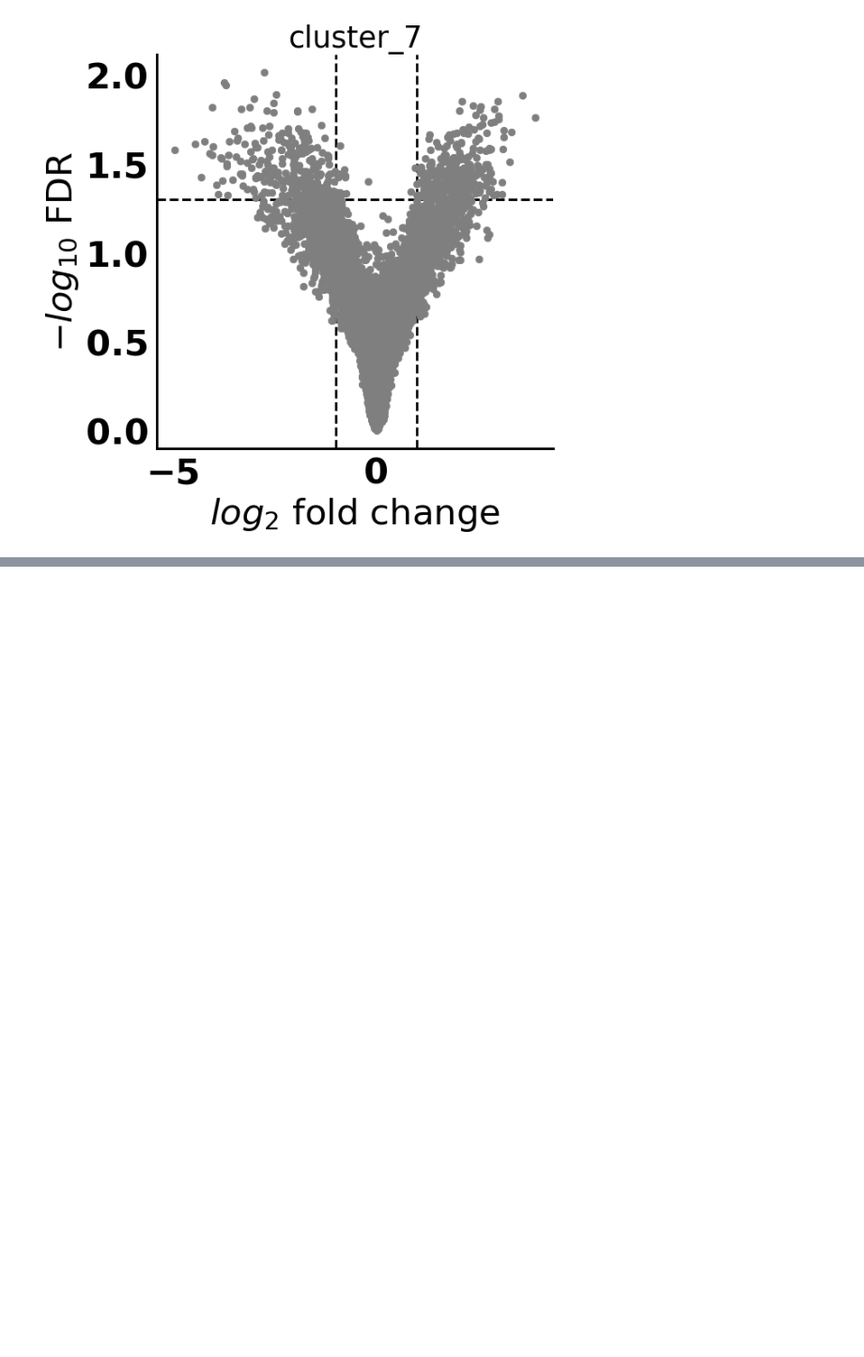
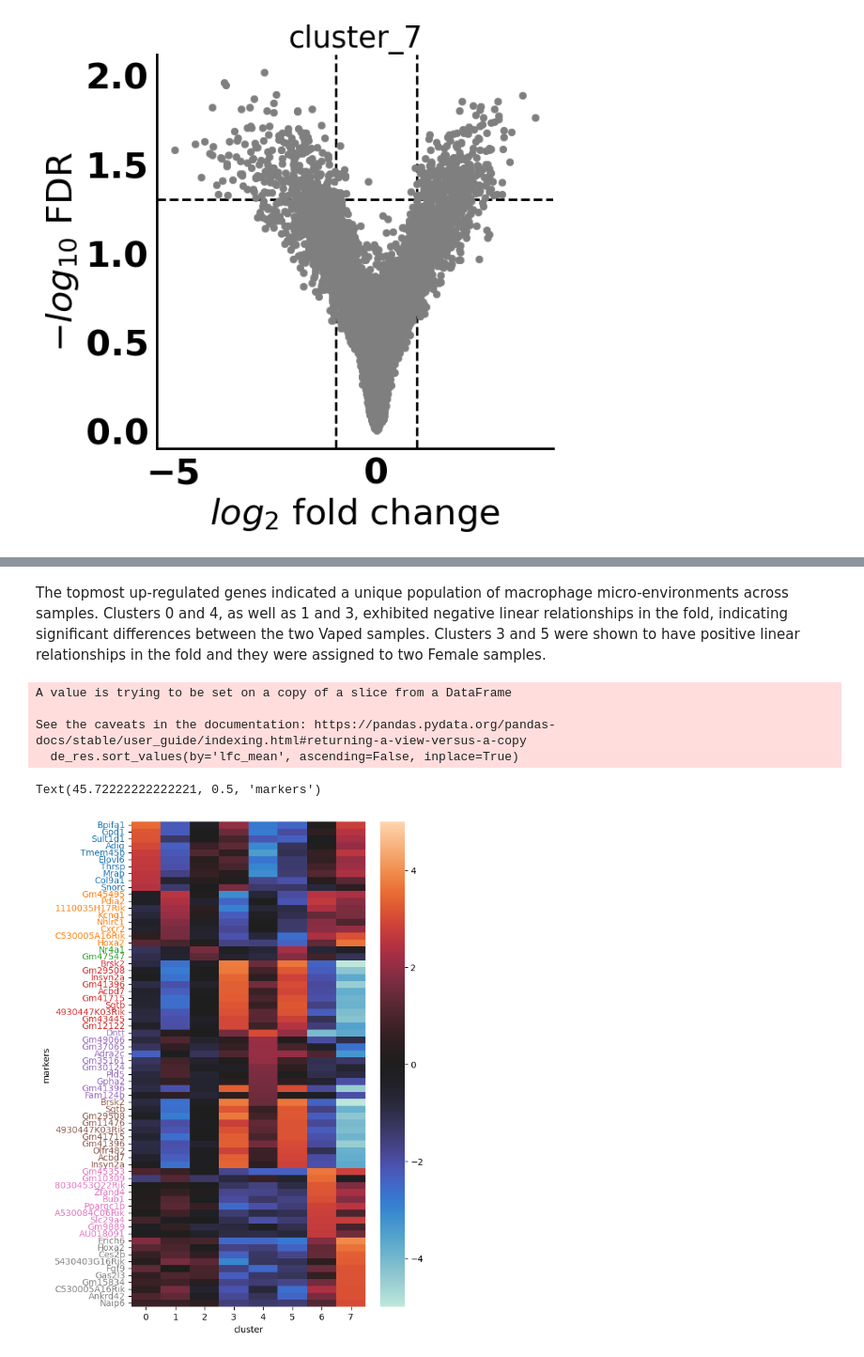
Before and after one commit to anhdnguye/Spatial-Transcriptomics-Data-Analysis, a Jupyter notebook: Clustering-Analysis.ipynb, the cells around one changed output, grey strips where cells are left out. Shown at 94% size. Saved outputs shown, nothing was run; the diff lists cells and outputs as text; code cells hidden in the pictures; blank space fills up the shorter version.

Commit message:
Complete Clustering Analysis

```diff
--- a/Clustering-Analysis.ipynb
+++ b/Clustering-Analysis.ipynb
@@ -148,0 +163,43 @@ Text(50.722222222222214, 0.5, 'cluster')
+# %% [markdown]
+The topmost up-regulated genes indicated a unique population of macrophage micro-environments across samples. Clusters 0 and 4, as well as 1 and 3, exhibited negative linear relationships in the fold, indicating significant differences between the two Vaped samples. Clusters 3 and 5 were shown to have positive linear relationships in the fold and they were assigned to two Female samples.
+# %%
+color_code = dict(zip(range(0, 10), plt.cm.tab10(range(0, 10))))
+
+data = adata_all.uns['cluster_markers'].copy()
+cats = adata_all.obs['clusters'].cat.categories
+out_raw = pd.DataFrame(index=cats)
+
+de_sort_df = pd.DataFrame(index=adata_all.var_names)
+for i, c in enumerate(cats):
+    data_cluster = data.loc[data['group1'] == c]
+    lfc_data_cluster = data_cluster['lfc_mean'].astype(float)
+    de_sort_df = pd.concat([de_sort_df, lfc_data_cluster], axis=1)
+    de_sort_df.rename(columns={de_sort_df.columns[i]: c}, inplace=True)
+
+de_res = data[(data['proba_not_de'] < 0.05) & (data['lfc_mean'] > 1)]
+de_res.sort_values(by='lfc_mean', ascending=False, inplace=True)
+markers = []
+dict_color = []
+for c in cats:
+    clusters_df = de_res[de_res['group1'] == c]
+    markers[len(markers):] = clusters_df.index.tolist()[:10]
+    for i in clusters_df.index.tolist()[:10]:
+      dict_color.append(color_code[int(c)])
+
+df_plot = de_sort_df.loc[markers]
+fig, ax = plt.subplots(figsize=(6, 10))
+sns.heatmap(df_plot, center=0,
+              vmin=-5, vmax=5,
+              yticklabels=True)
+for i, tick in enumerate(ax.get_yticklabels()):
+    tick.set_color(dict_color[i])
+
+plt.xlabel('cluster')
+plt.ylabel('markers')
+# %% [output]
+A value is trying to be set on a copy of a slice from a DataFrame
+
+See the caveats in the documentation: https://pandas.pydata.org/pandas-docs/stable/user_guide/indexing.html#returning-a-view-versus-a-copy
+  de_res.sort_values(by='lfc_mean', ascending=False, inplace=True)
+Text(45.72222222222221, 0.5, 'markers')
+[figure, added]
```
Also changed, not shown: parts of 12 cells of this notebook.
